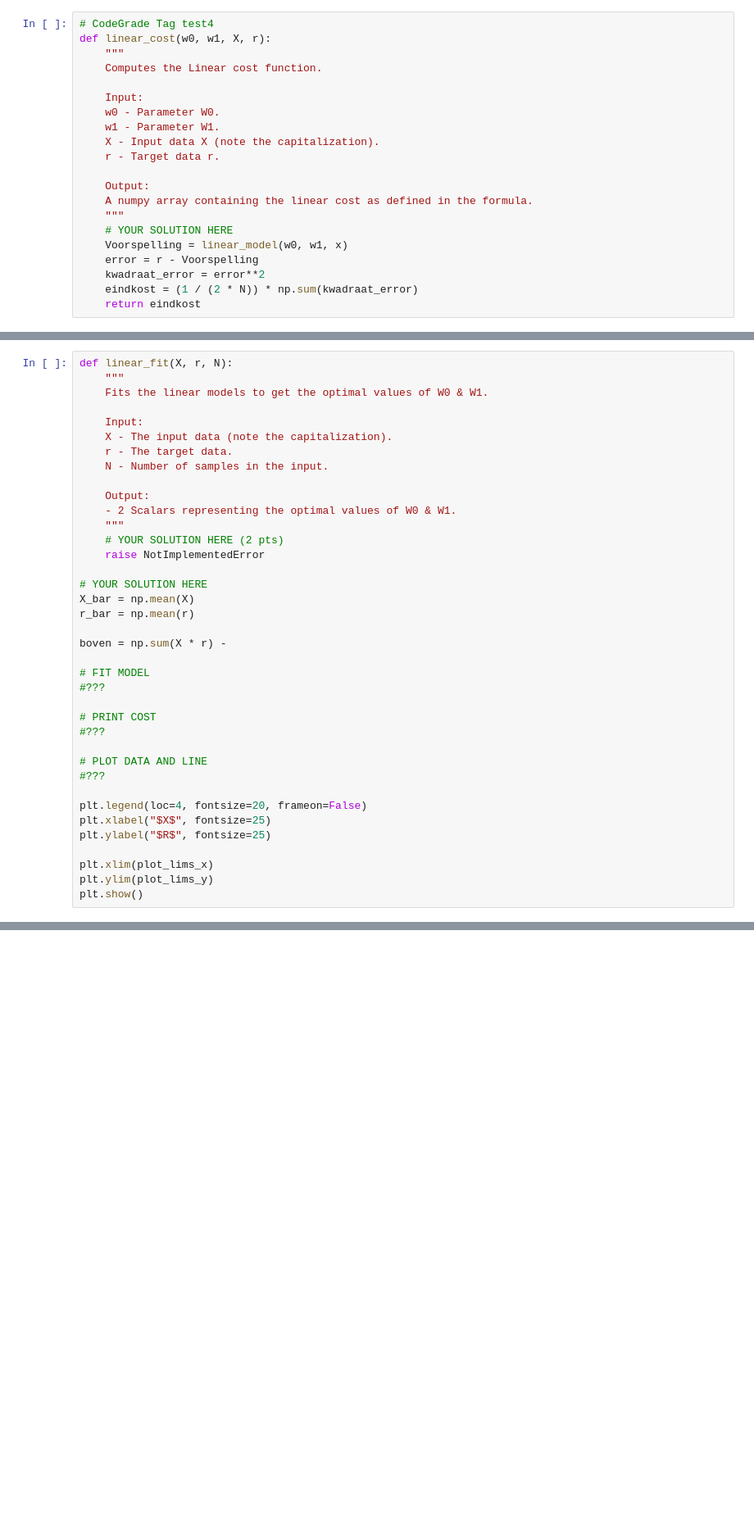
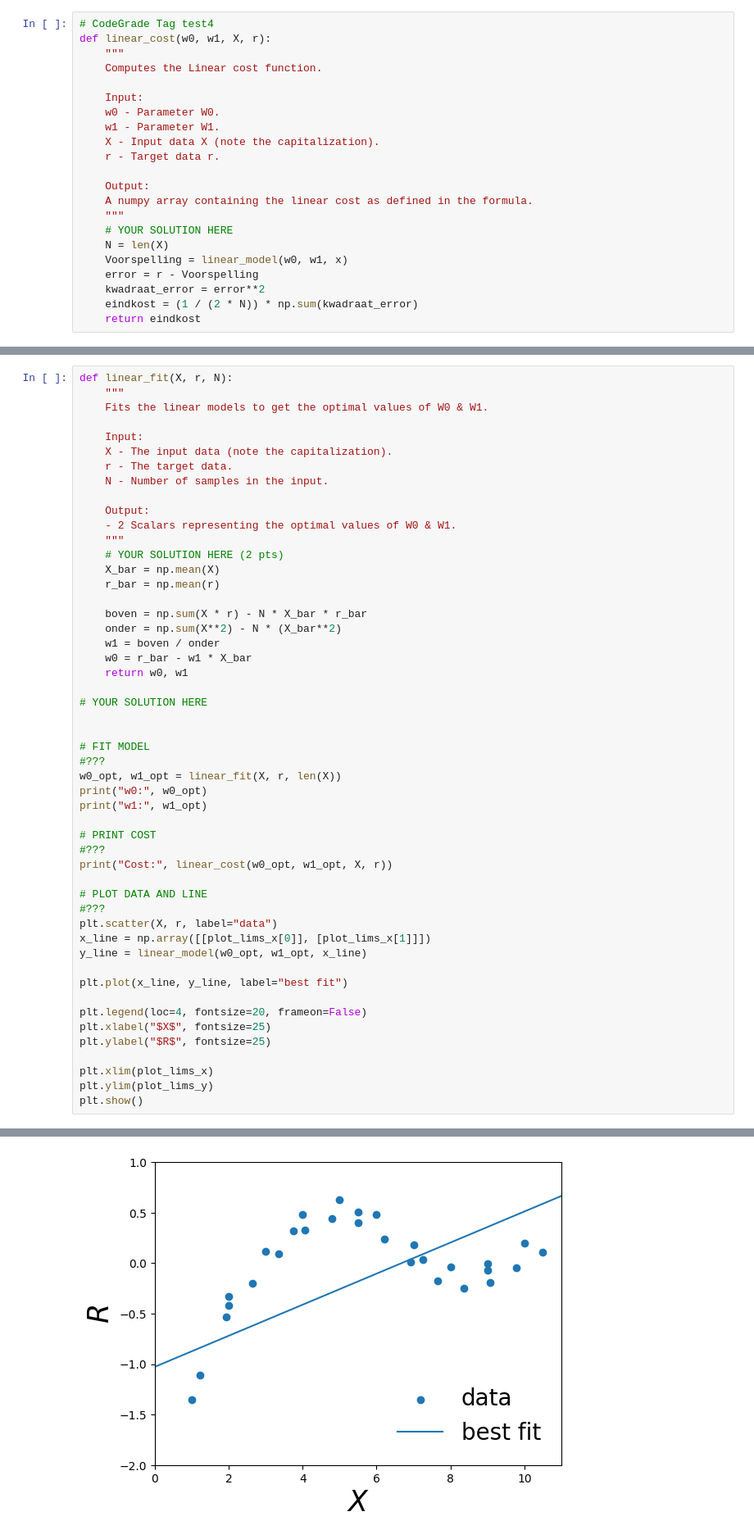
Before and after one commit to Joostmaghetweten/test, a Jupyter notebook: Assignment_1_CodeGrade_V2.ipynb, the cells around one changed output, grey strips where cells are left out. Shown at 82% size. Drawn from its saved outputs; the diff is of its cells as text; blank space fills up the shorter version.

```diff
--- a/Assignment_1_CodeGrade_V2.ipynb
+++ b/Assignment_1_CodeGrade_V2.ipynb
@@ -226,6 +226,7 @@ def linear_cost(w0, w1, X, r):
     A numpy array containing the linear cost as defined in the formula.
     """
     # YOUR SOLUTION HERE
+    N = len(X)
     Voorspelling = linear_model(w0, w1, x)
     error = r - Voorspelling
     kwadraat_error = error**2
@@ -258,22 +259,35 @@ def linear_fit(X, r, N):
     - 2 Scalars representing the optimal values of W0 & W1.
     """
     # YOUR SOLUTION HERE (2 pts)
-    raise NotImplementedError
+    X_bar = np.mean(X)
+    r_bar = np.mean(r)
+
+    boven = np.sum(X * r) - N * X_bar * r_bar
+    onder = np.sum(X**2) - N * (X_bar**2)
+    w1 = boven / onder
+    w0 = r_bar - w1 * X_bar
+    return w0, w1
 
 # YOUR SOLUTION HERE
-X_bar = np.mean(X)
-r_bar = np.mean(r)
 
-boven = np.sum(X * r) -
 
 # FIT MODEL
 #???
+w0_opt, w1_opt = linear_fit(X, r, len(X))
+print("w0:", w0_opt)
+print("w1:", w1_opt)
 
 # PRINT COST
 #???
+print("Cost:", linear_cost(w0_opt, w1_opt, X, r))
 
 # PLOT DATA AND LINE
 #???
+plt.scatter(X, r, label="data")
+x_line = np.array([[plot_lims_x[0]], [plot_lims_x[1]]])
+y_line = linear_model(w0_opt, w1_opt, x_line)
+
+plt.plot(x_line, y_line, label="best fit")
 
 plt.legend(loc=4, fontsize=20, frameon=False)
 plt.xlabel("$X$", fontsize=25)
@@ -282,3 +296,4 @@ plt.ylabel("$R$", fontsize=25)
 plt.xlim(plot_lims_x)
 plt.ylim(plot_lims_y)
 plt.show()
+# %% [output]
@@ -285,3 +303,4 @@ plt.show()
+[figure, added]
 # %% [markdown]
 ## Polynomial data [3 pt]
 
```
Also changed, not shown: parts of 3 cells of this notebook.
